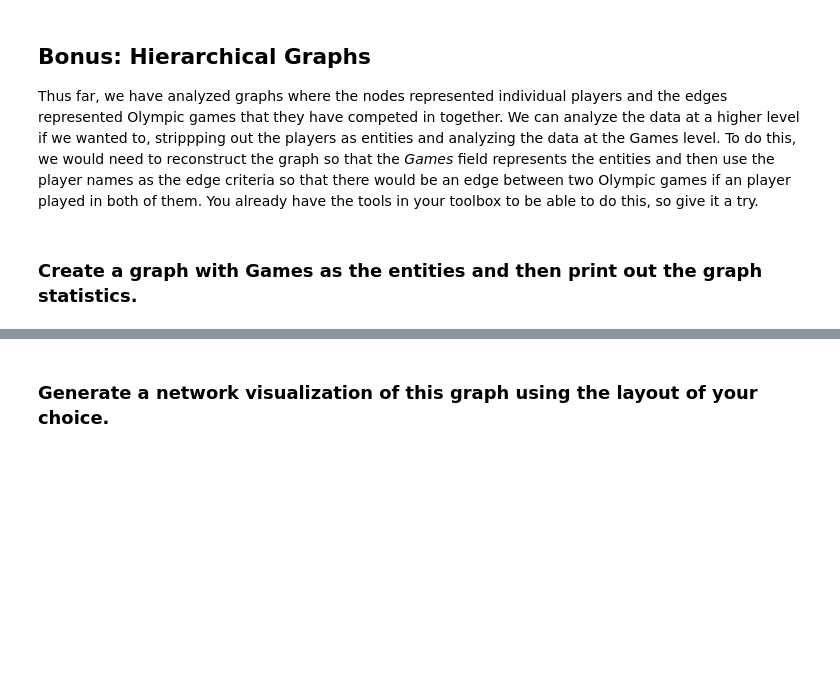
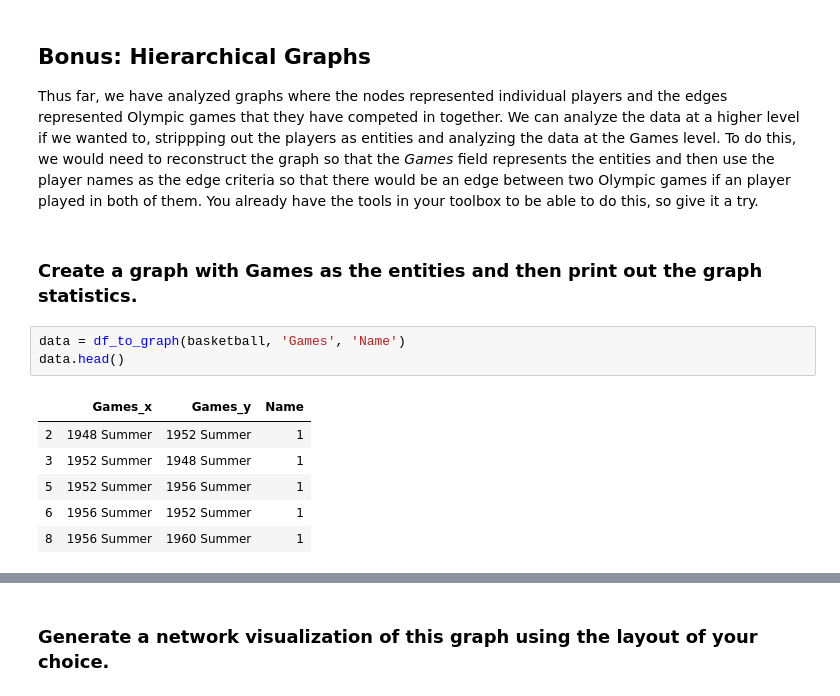
Before and after one commit to ta-datapt-bcn/lab-network-analysis, a Jupyter notebook: main.ipynb, the cells around one changed output, grey strips where cells are left out. Drawn from its saved outputs; the diff is of its cells as text; blank space fills up the shorter version.

```diff
--- a/main.ipynb
+++ b/main.ipynb
@@ -146,3 +146,13 @@ nx.draw(G, node_size=10, alpha=0.7, cmap=plt.cm.RdYlBu, node_color=list(partitio
 Thus far, we have analyzed graphs where the nodes represented individual players and the edges represented Olympic games that they have competed in together. We can analyze the data at a higher level if we wanted to, strippping out the players as entities and analyzing the data at the Games level. To do this, we would need to reconstruct the graph so that the *Games* field represents the entities and then use the player names as the edge criteria so that there would be an edge between two Olympic games if an player played in both of them. You already have the tools in your toolbox to be able to do this, so give it a try.
 # %% [markdown]
 ### Create a graph with Games as the entities and then print out the graph statistics.
+# %%
+data = df_to_graph(basketball, 'Games', 'Name')
+data.head()
+# %% [output]
+|  | Games_x | Games_y | Name |
+| 2 | 1948 Summer | 1952 Summer | 1 |
+| 3 | 1952 Summer | 1948 Summer | 1 |
+| 5 | 1952 Summer | 1956 Summer | 1 |
+| 6 | 1956 Summer | 1952 Summer | 1 |
+| 8 | 1956 Summer | 1960 Summer | 1 |
```
Also changed, not shown: parts of 5 cells of this notebook.
